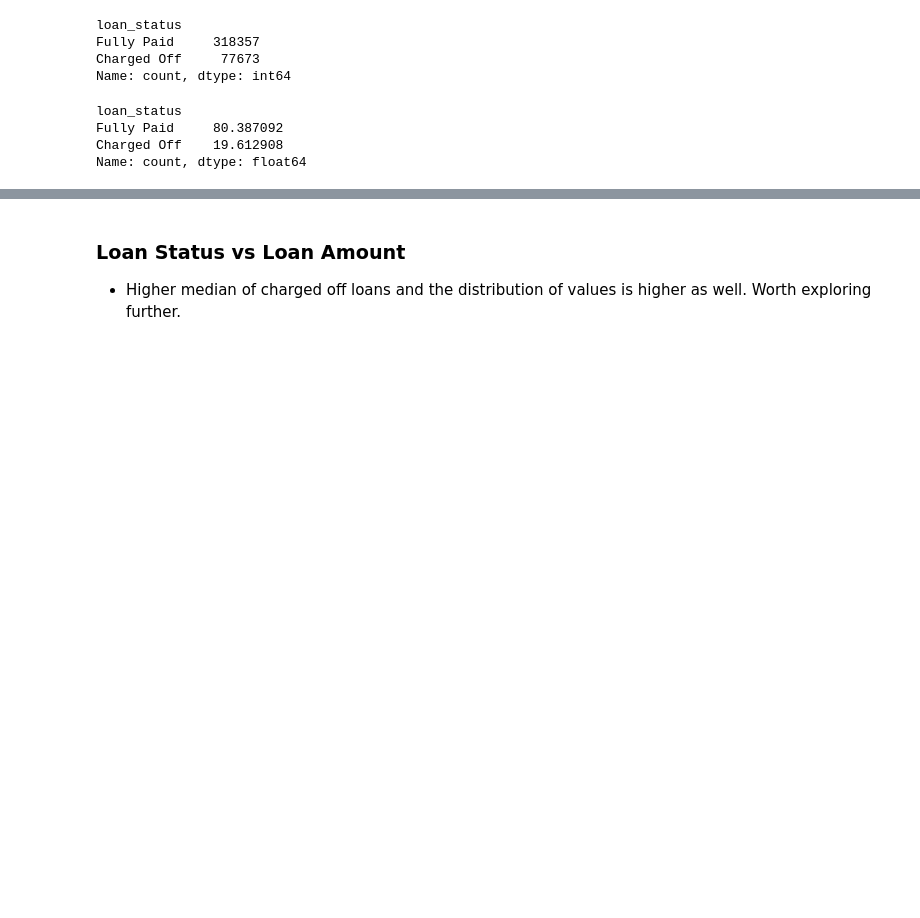
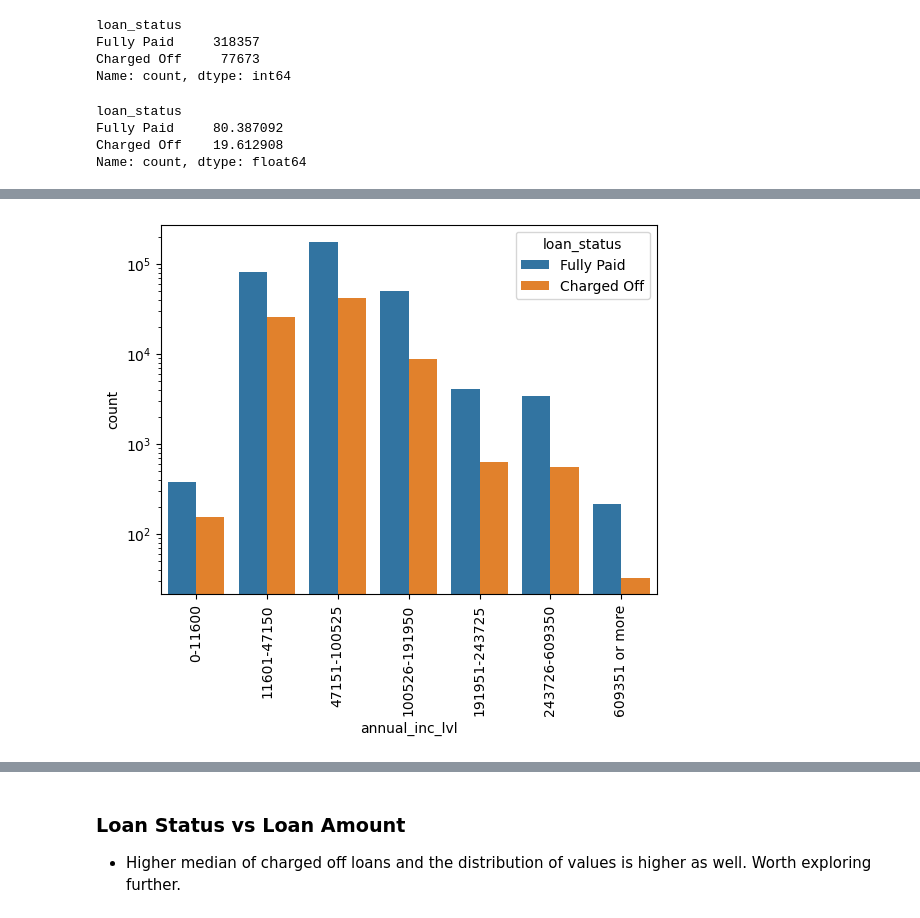
Before and after one commit to SaadNasir92/Group_project_1_SMU, a Jupyter notebook: sn_discovery.ipynb, the cells around one changed output, grey strips where cells are left out. Saved outputs shown, nothing was run; the diff lists cells and outputs as text; code cells hidden in the pictures; blank space fills up the shorter version.

```diff
--- a/sn_discovery.ipynb
+++ b/sn_discovery.ipynb
@@ -213,0 +244,15 @@ Name: count, dtype: float64
+# %%
+# Lets try binning income based on tax brackets to avoid dropping valuable rows by removing outliers.
+
+bins = [0, 11600, 47150, 100525, 191950, 243725, 609350, float('inf')]
+
+labels = ['0-11600', '11601-47150', '47151-100525', '100526-191950', '191951-243725', '243726-609350', '609351 or more']
+
+raw_df['annual_inc_lvl'] = pd.cut(raw_df['annual_inc'], bins=bins, labels=labels, right=False)
+# %%
+ax = sns.countplot(data=raw_df, x='annual_inc_lvl', hue='loan_status')
+ax.set_yscale('log')
+plt.xticks(rotation=90)
+plt.show()
+# %% [output]
+[figure, added]
```
Also changed, not shown: parts of 23 cells of this notebook, 1 other file.
